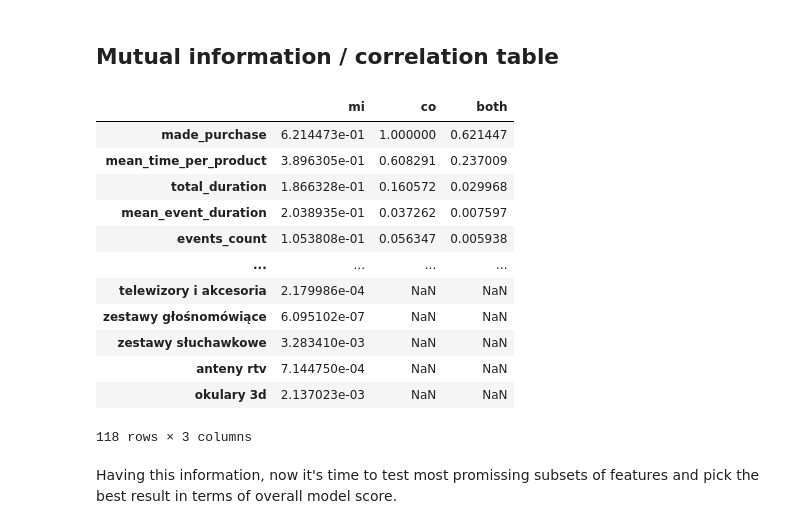
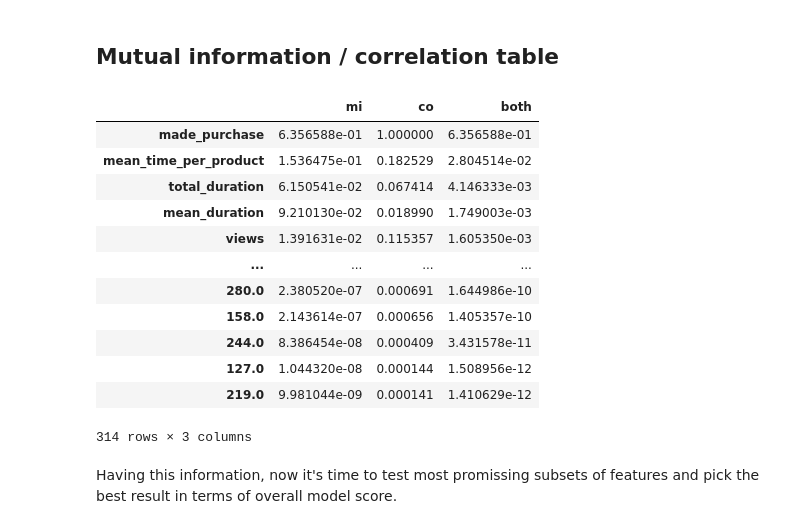
Before and after one commit to matkob/eshoppping, a Jupyter notebook: model_b.ipynb, the cells around one changed output. Cells and saved outputs as stored; diff of their text form; code cells hidden in the pictures.

```diff
--- a/model_b.ipynb
+++ b/model_b.ipynb
@@ -10,7 +10,6 @@ from sklearn import metrics
 import statistics
 # %%
 features = pd.read_pickle('data/features_develop.pickle')
-features = features.drop(['delivery_duration', 'syntetic_delivery_duration', 'products_bought'], axis=1)
 # %% [markdown]
 Delivery info is appended after purchase - it makes no sense to take those columns as features because prediction about conversion takes place before purchase. Same with products_bought column.
 # %%
@@ -133,0 +138,3 @@ preprocessing = [encode_multi_hot]
+# %%
+def one_hot_user(df):
+    return pd.concat([df.drop('user_id', axis=1), pd.get_dummies(df.user_id, prefix='', prefix_sep='')], axis=1)
@@ -154,5 +175,5 @@ Normalization helped with our classification problem and now the final score is
 # %%
-preprocessing = [encode_multi_hot, normalize_numeric]
+preprocessing = [encode_multi_hot, one_hot_user, normalize_numeric]
 # %% [markdown]
 # Feature selection
 # %% [markdown]
@@ -176,23 +206,23 @@ This plot shows us that there are features that are not really helpful with our
 # %%
 columns = preprocessed.columns.to_series()
 mutual_info = columns.apply(lambda c: metrics.mutual_info_score(preprocessed[c], preprocessed.made_purchase))
-corr = features.corr().made_purchase
+corr = preprocessed.corr().made_purchase
 information = pd.DataFrame(data={'mi': mutual_info, 'co': corr.abs(), 'both': mutual_info * corr.abs()})
 information.sort_values(by='both', ascending=False)
 # %% [output]
 |  | mi | co | both |
-| made_purchase | 6.214473e-01 | 1.000000 | 0.621447 |
-| mean_time_per_product | 3.896305e-01 | 0.608291 | 0.237009 |
-| total_duration | 1.866328e-01 | 0.160572 | 0.029968 |
-| mean_event_duration | 2.038935e-01 | 0.037262 | 0.007597 |
-| events_count | 1.053808e-01 | 0.056347 | 0.005938 |
+| made_purchase | 6.356588e-01 | 1.000000 | 6.356588e-01 |
+| mean_time_per_product | 1.536475e-01 | 0.182529 | 2.804514e-02 |
+| total_duration | 6.150541e-02 | 0.067414 | 4.146333e-03 |
+| mean_duration | 9.210130e-02 | 0.018990 | 1.749003e-03 |
+| views | 1.391631e-02 | 0.115357 | 1.605350e-03 |
 | ... | ... | ... | ... |
-| telewizory i akcesoria | 2.179986e-04 | NaN | NaN |
-| zestawy głośnomówiące | 6.095102e-07 | NaN | NaN |
-| zestawy słuchawkowe | 3.283410e-03 | NaN | NaN |
-| anteny rtv | 7.144750e-04 | NaN | NaN |
-| okulary 3d | 2.137023e-03 | NaN | NaN |
+| 280.0 | 2.380520e-07 | 0.000691 | 1.644986e-10 |
+| 158.0 | 2.143614e-07 | 0.000656 | 1.405357e-10 |
+| 244.0 | 8.386454e-08 | 0.000409 | 3.431578e-11 |
+| 127.0 | 1.044320e-08 | 0.000144 | 1.508956e-12 |
+| 219.0 | 9.981044e-09 | 0.000141 | 1.410629e-12 |
-118 rows × 3 columns
+314 rows × 3 columns
 # %% [markdown]
 Having this information, now it's time to test most promissing subsets of features and pick the best result in terms of overall model score.
 # %% [markdown]
```
Also changed, not shown: parts of 33 cells of this notebook, 7 other files.
